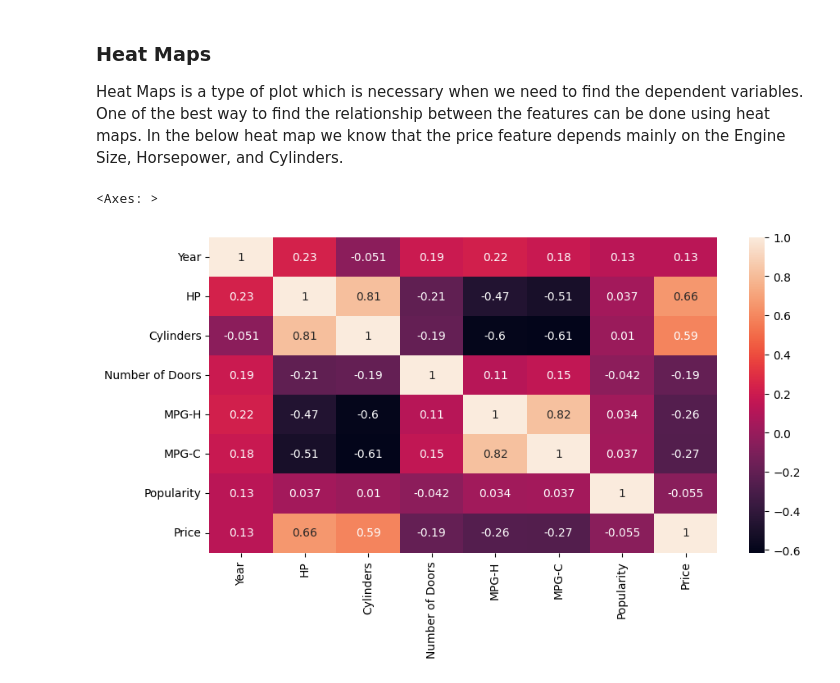
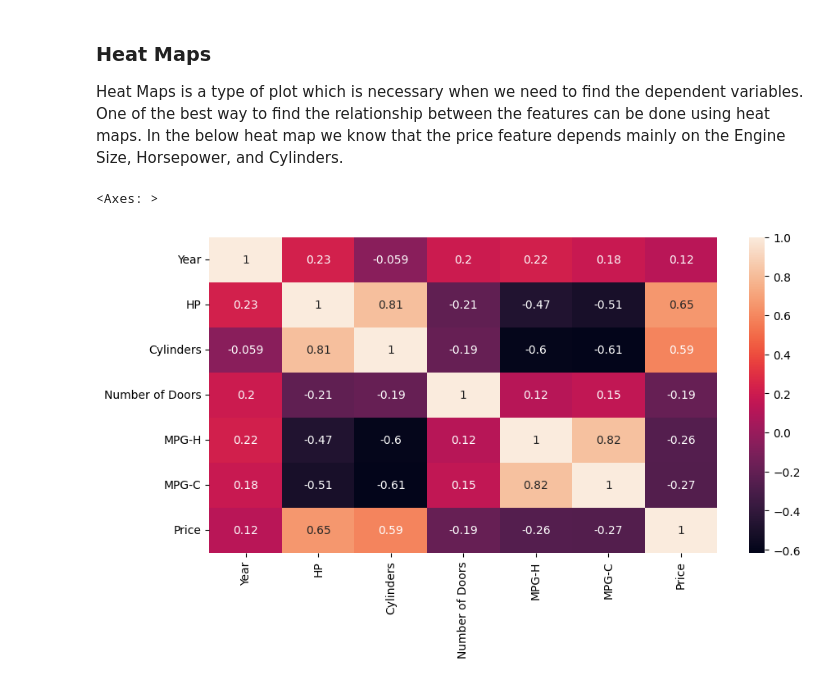
Before and after one commit to Raghavgarg12/Exploratory-Data-Analysis, a Jupyter notebook: PythonEDA.ipynb, the cells around one changed output. Drawn from its saved outputs; the diff is of its cells as text; code cells hidden in the pictures.

```diff
--- a/PythonEDA.ipynb
+++ b/PythonEDA.ipynb
@@ -128,5 +131,5 @@ array(['premium unleaded (required)', 'regular unleaded',
 # %%
-df = df.drop(['Engine Fuel Type'], axis=1)
+df = df.drop(['Engine Fuel Type','Vehicle Style','Popularity'], axis=1)
 df.head(5)
 # %% [output]
 |  | Make | Model | Year | Engine HP | Engine Cylinders | Transmission Type | Driven_Wheels | ... |
@@ -359,8 +348,8 @@ sns.lineplot(x=df['HP'],y=df['Price'])
 Heat Maps is a type of plot which is necessary when we need to find the dependent variables. One of the best way to find the relationship between the features can be done using heat maps. In the below heat map we know that the price feature depends mainly on the Engine Size, Horsepower, and Cylinders.
 # %%
 plt.figure(figsize=(10,5))
-c= df.corr()
+c= df.corr(numeric_only=True)
 sns.heatmap(c,annot=True)
 # %% [output]
 <Axes: >
-[figure, old version]
+[figure, new version]
```
Also changed, not shown: parts of 20 cells of this notebook.
